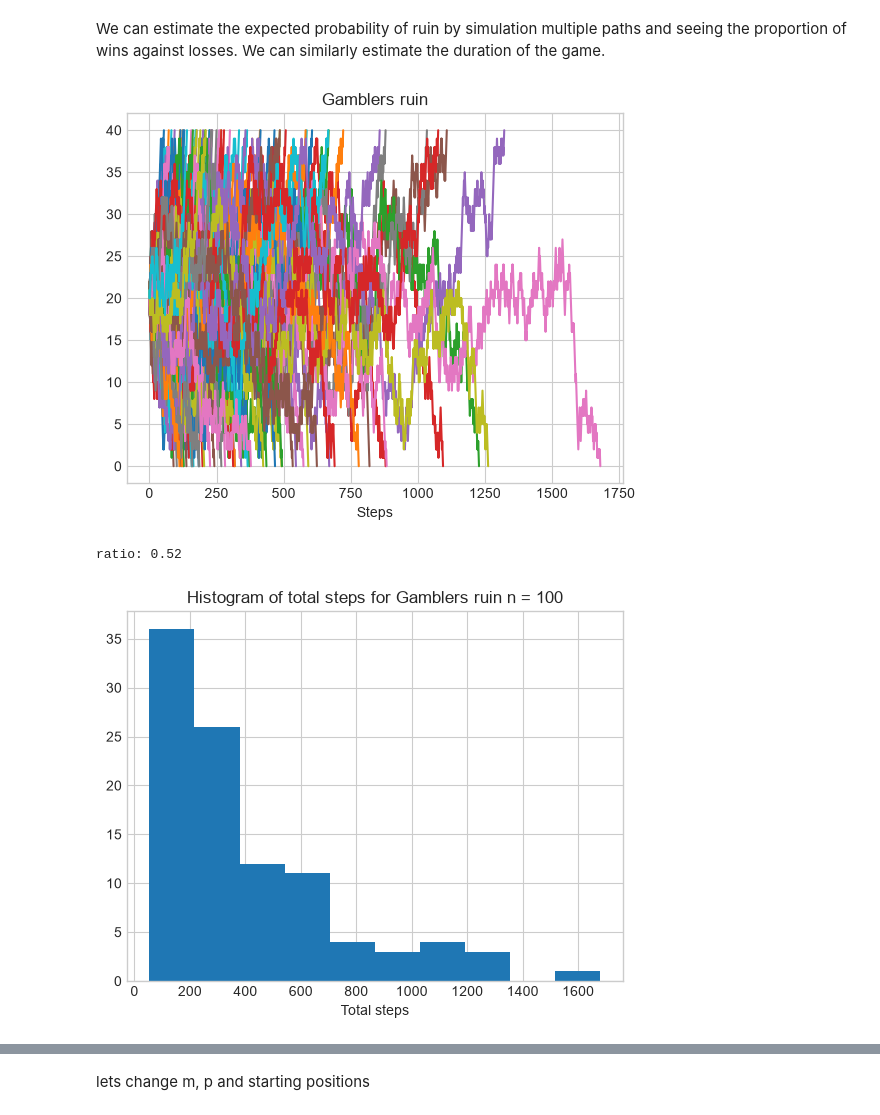
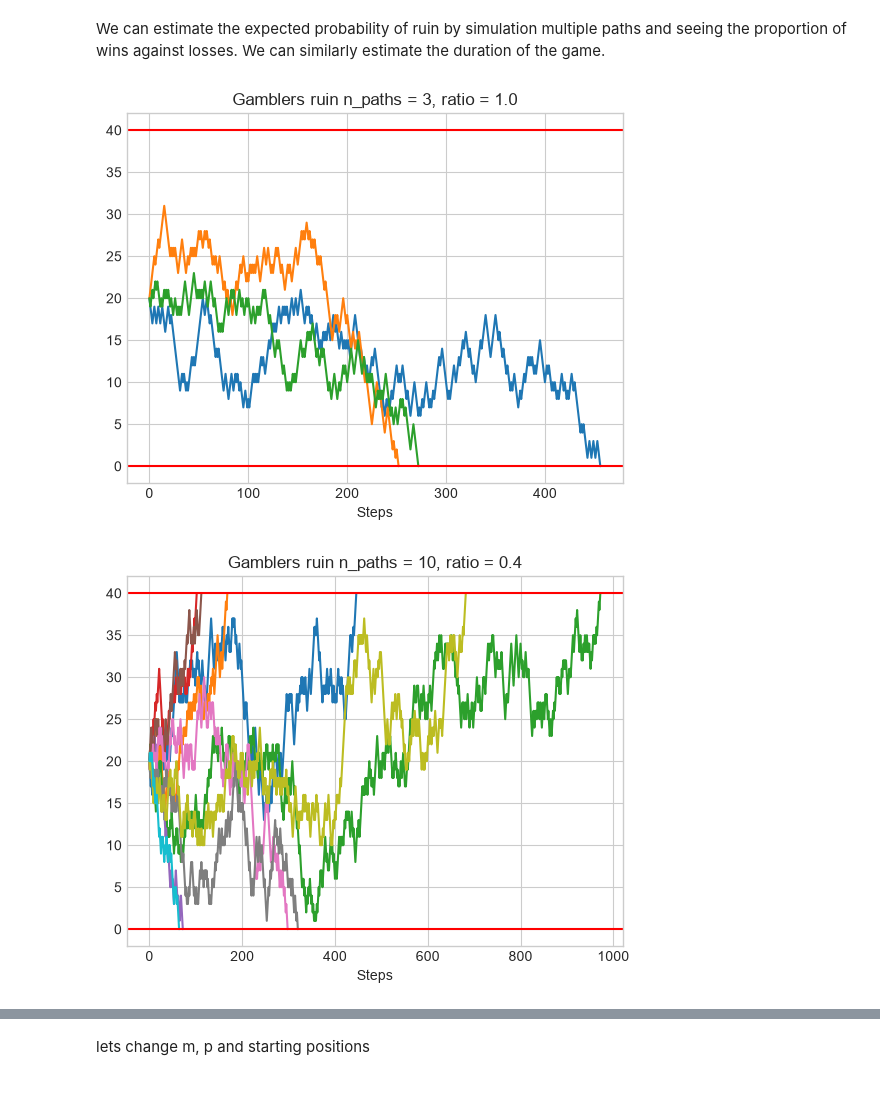
Before and after one commit to HA-Ward/Exploration-of-Stochastic-Processes-with-Computational-Implementation, a Jupyter notebook: notebooks/analysis.ipynb, the cells around one changed output, grey strips where cells are left out. Cells and saved outputs as stored; diff of their text form; code cells hidden in the pictures.

```diff
--- a/notebooks/analysis.ipynb
+++ b/notebooks/analysis.ipynb
@@ -115,23 +115,19 @@ print(steps, final_position)
 # %% [markdown]
 We can estimate the expected probability of ruin by simulation multiple paths and seeing the proportion of wins against losses. We can similarly estimate the duration of the game.
 # %%
-n_paths = 100
+n_paths = [3,10,30, 100]
 m = 40
-paths, final_positions, steps = simulate_gamblers_ruin(n_paths, 20,0.5, m)
+for i in n_paths:
+    paths, final_positions, steps = simulate_gamblers_ruin(i, 20,0.5, m)
+    ratio = np.sum(np.array(final_positions) == 0)/i
 
-for i in paths:
-    plt.plot(i)
-plt.title("Gamblers ruin")
-plt.xlabel("Steps")
-plt.show()
-
-plt.hist(steps)
-plt.title("Histogram of total steps for Gamblers ruin n = 100")
-plt.xlabel("Total steps")
-
-ratio = np.sum(np.array(final_positions) == 0)/n_paths
-print("ratio:", ratio)
+    for j in paths:
+        plt.plot(j)
+    plt.title(f"Gamblers ruin n_paths = {i}, ratio = {round(ratio,3)}")
+    plt.xlabel("Steps")
+    plt.axhline(y=40, color = "red", label = "absorbing barrier")
+    plt.axhline(y=0, color = "red")
+    plt.show()
 # %% [output]
-[figure, old version]
+[figure, new version]
-ratio: 0.52
-[figure, old version]
+[figure, new version]
```
Also changed, not shown: parts of 4 cells of this notebook, 6 other files.
